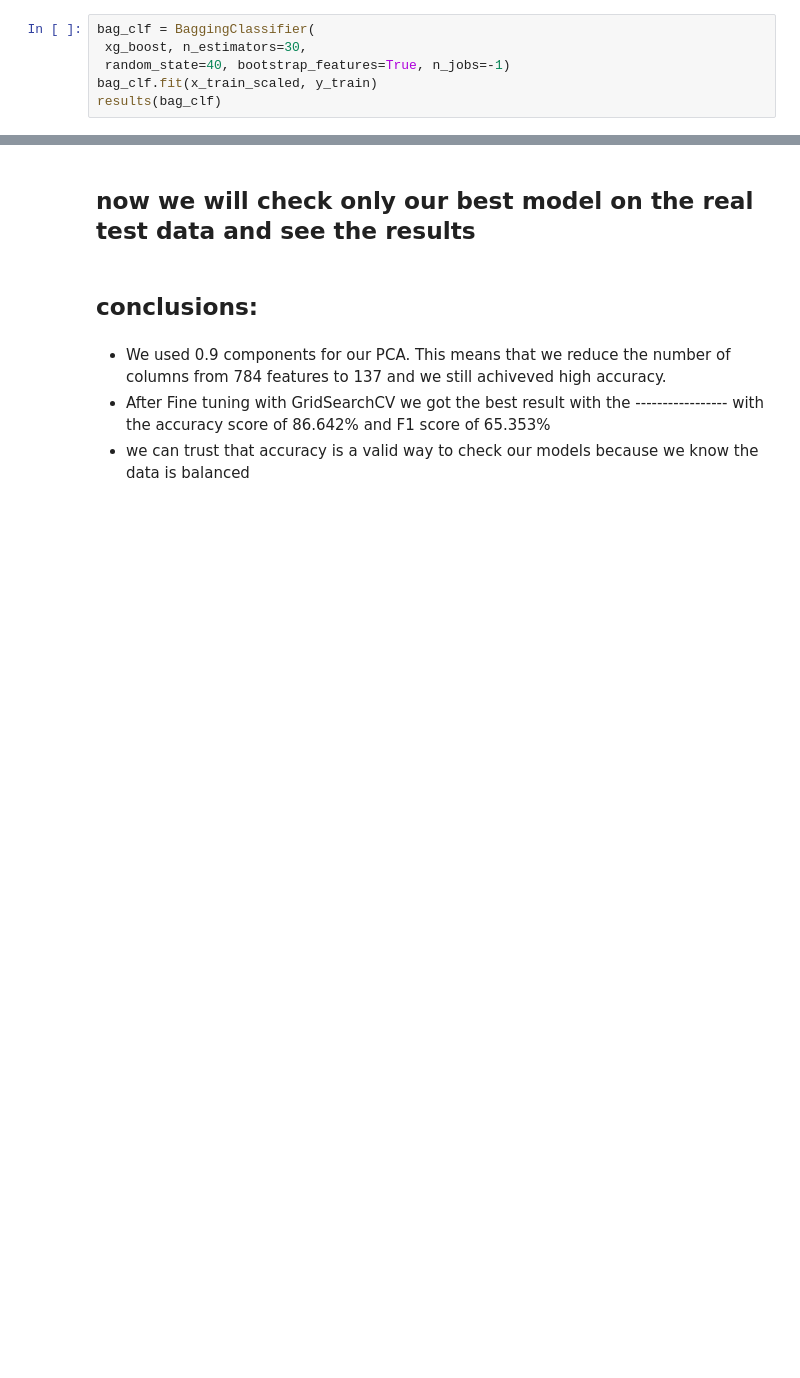
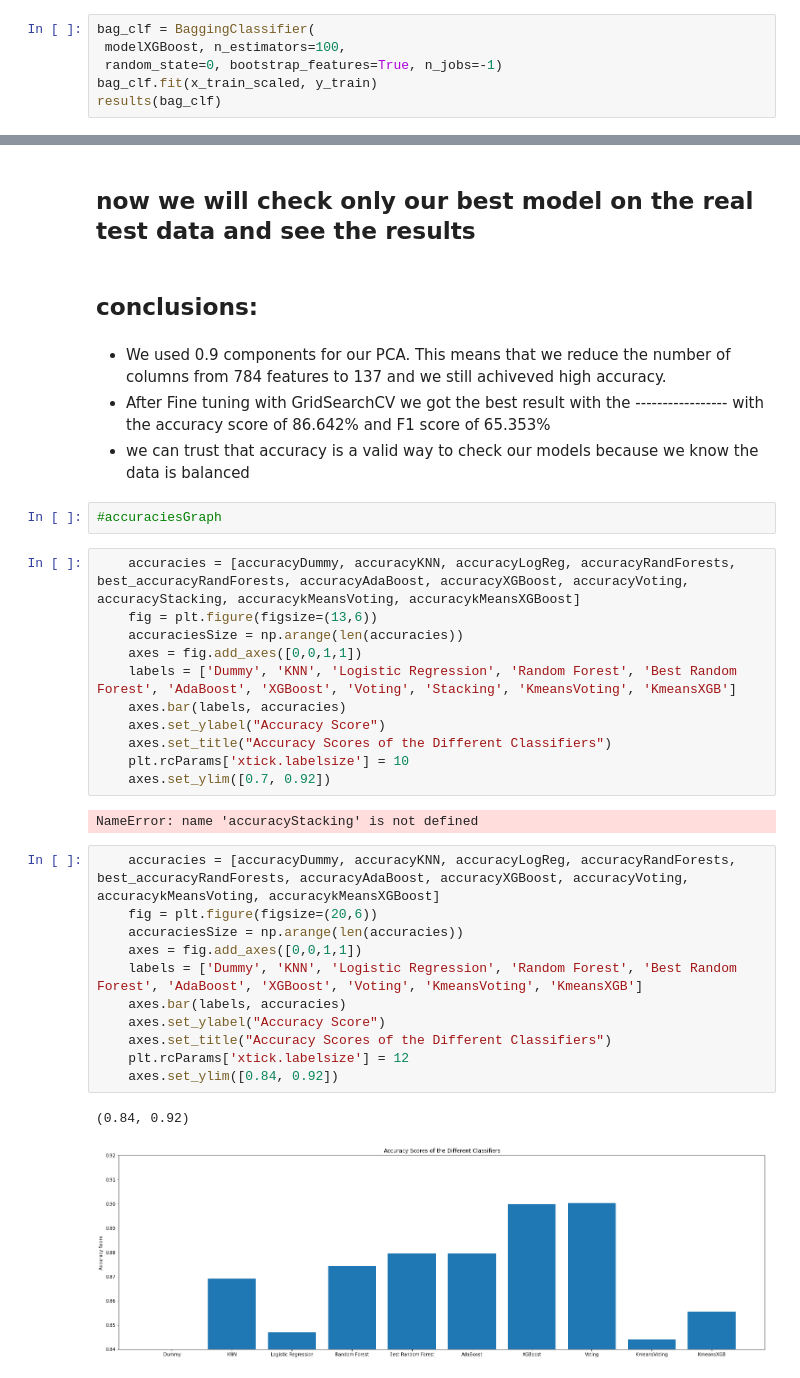
Before and after one commit to sandler2806/Data-Visualization, a Jupyter notebook: fashin-checkpoint.ipynb, the cells around one changed output, grey strips where cells are left out. Cells and saved outputs as stored; diff of their text form; blank space fills up the shorter version.

```diff
--- a/fashin-checkpoint.ipynb
+++ b/fashin-checkpoint.ipynb
@@ -936,8 +990,8 @@ weighted avg       0.89      0.89      0.89      6000
 ![WhatsApp%20Image%202022-05-28%20at%2020.58.02.jpeg](attachment:WhatsApp%20Image%202022-05-28%20at%2020.58.02.jpeg)
 # %%
 bag_clf = BaggingClassifier(
- xg_boost, n_estimators=30,
- random_state=40, bootstrap_features=True, n_jobs=-1)
+ modelXGBoost, n_estimators=100,
+ random_state=0, bootstrap_features=True, n_jobs=-1)
 bag_clf.fit(x_train_scaled, y_train)
 results(bag_clf)
 # %%
@@ -1008,3 +1065,32 @@ Time taken to achive result: 5704.908704042435 seconds
 * We used 0.9 components for our PCA. This means that we reduce the number of columns from 784 features to 137 and we still achiveved high accuracy.
 * After Fine tuning with GridSearchCV we got the best result with the ----------------- with the accuracy score of 86.642% and F1 score of 65.353%
 * we can trust that accuracy is a valid way to check our models because we know the data is balanced
+# %%
+#accuraciesGraph
+# %%
+    accuracies = [accuracyDummy, accuracyKNN, accuracyLogReg, accuracyRandForests, best_accuracyRandForests, accuracyAdaBoost, accuracyXGBoost, accuracyVoting,  accuracyStacking, accuracykMeansVoting, accuracykMeansXGBoost]
+    fig = plt.figure(figsize=(13,6))
+    accuraciesSize = np.arange(len(accuracies))
+    axes = fig.add_axes([0,0,1,1])
+    labels = ['Dummy', 'KNN', 'Logistic Regression', 'Random Forest', 'Best Random Forest', 'AdaBoost', 'XGBoost', 'Voting', 'Stacking', 'KmeansVoting', 'KmeansXGB']
+    axes.bar(labels, accuracies)
+    axes.set_ylabel("Accuracy Score")
+    axes.set_title("Accuracy Scores of the Different Classifiers")
+    plt.rcParams['xtick.labelsize'] = 10
+    axes.set_ylim([0.7, 0.92])
+# %% [output]
+NameError: name 'accuracyStacking' is not defined
+# %%
+    accuracies = [accuracyDummy, accuracyKNN, accuracyLogReg, accuracyRandForests, best_accuracyRandForests, accuracyAdaBoost, accuracyXGBoost, accuracyVoting, accuracykMeansVoting, accuracykMeansXGBoost]
+    fig = plt.figure(figsize=(20,6))
+    accuraciesSize = np.arange(len(accuracies))
+    axes = fig.add_axes([0,0,1,1])
+    labels = ['Dummy', 'KNN', 'Logistic Regression', 'Random Forest', 'Best Random Forest', 'AdaBoost', 'XGBoost', 'Voting', 'KmeansVoting', 'KmeansXGB']
+    axes.bar(labels, accuracies)
+    axes.set_ylabel("Accuracy Score")
+    axes.set_title("Accuracy Scores of the Different Classifiers")
+    plt.rcParams['xtick.labelsize'] = 12
+    axes.set_ylim([0.84, 0.92])
+# %% [output]
+(0.84, 0.92)
+[figure, added]
```
Also changed, not shown: parts of 5 cells of this notebook.
